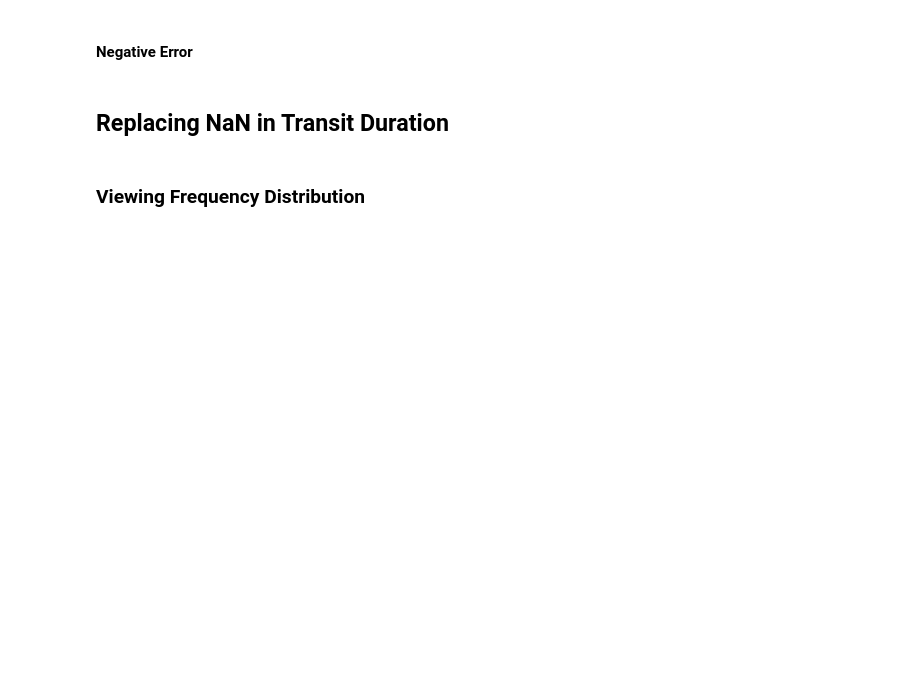
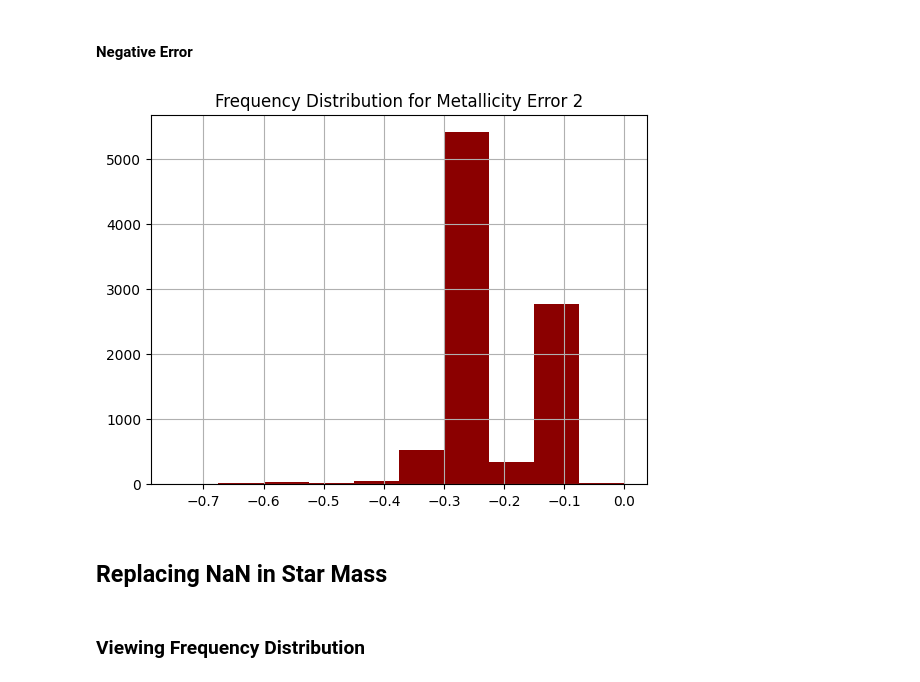
Before and after one commit to drachmacollector/Kepler-AI, a Jupyter notebook: Stellar_Analytics.ipynb, the cells around one changed output. Drawn from its saved outputs; the diff is of its cells as text; code cells hidden in the pictures; blank space fills up the shorter version.

```diff
--- a/Stellar_Analytics.ipynb
+++ b/Stellar_Analytics.ipynb
@@ -252,6 +214,8 @@ df["koi_impact_err1"].fillna(np.nanpercentile(missing_error_values_df["koi_impac
 # %% [markdown]
 #### Negative Error
 # %%
-plt.hist(missing_error_values_df["koi_impact_err2"].values, color="darkred")
-plt.title("Frequency Distribution for Impact Parameter Error 2")
+plt.hist(missing_error_values_df["feh_err2"].values, color="darkred")
+plt.title("Frequency Distribution for Metallicity Error 2")
 plt.grid()
+# %% [output]
+[figure, added]
@@ -260,5 +222,5 @@ df["koi_impact_err2"].fillna(np.nanpercentile(missing_error_values_df["koi_impac
 # %% [markdown]
-## Replacing NaN in Transit Duration
+## Replacing NaN in Star Mass
 # %% [markdown]
 ### Viewing Frequency Distribution
 # %%
```
Also changed, not shown: parts of 122 cells of this notebook.
